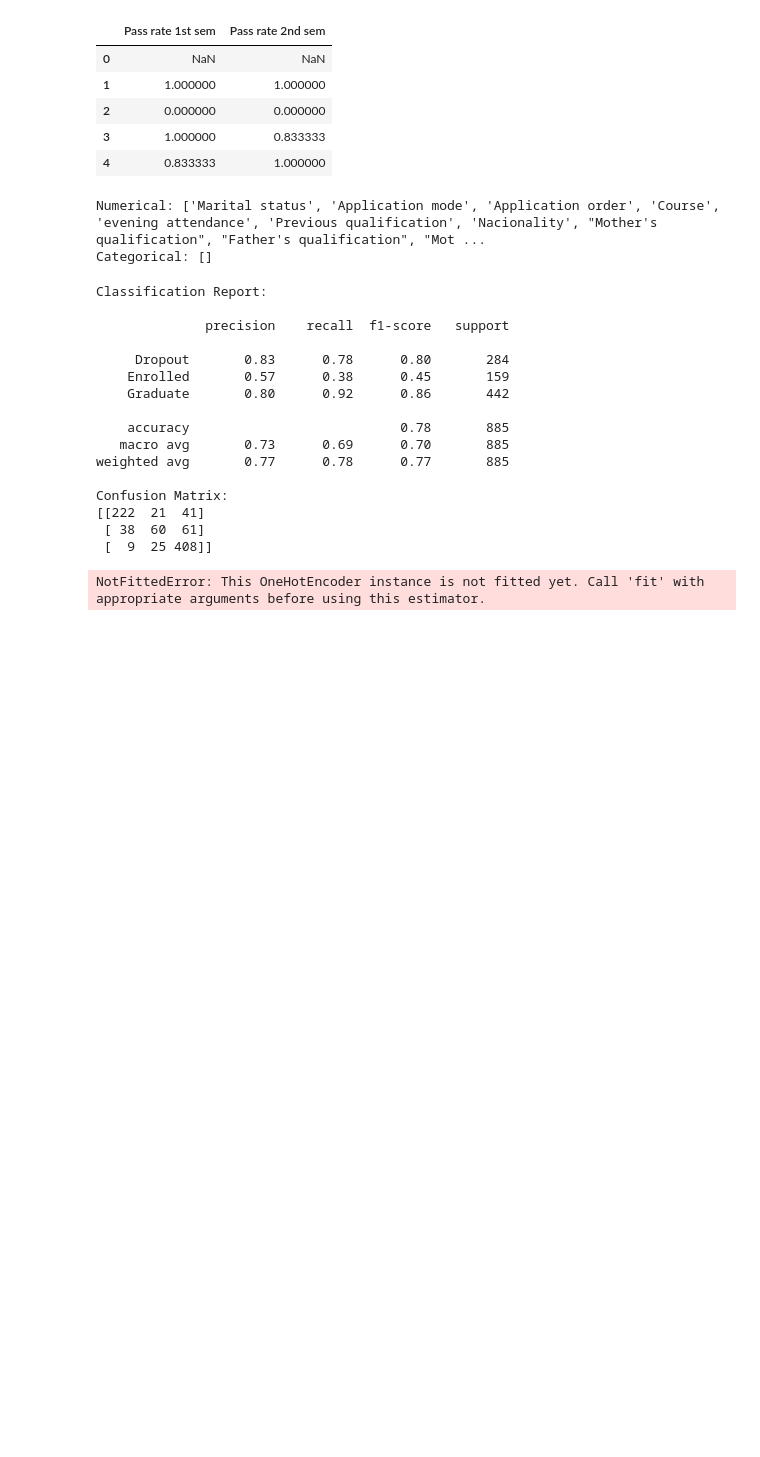
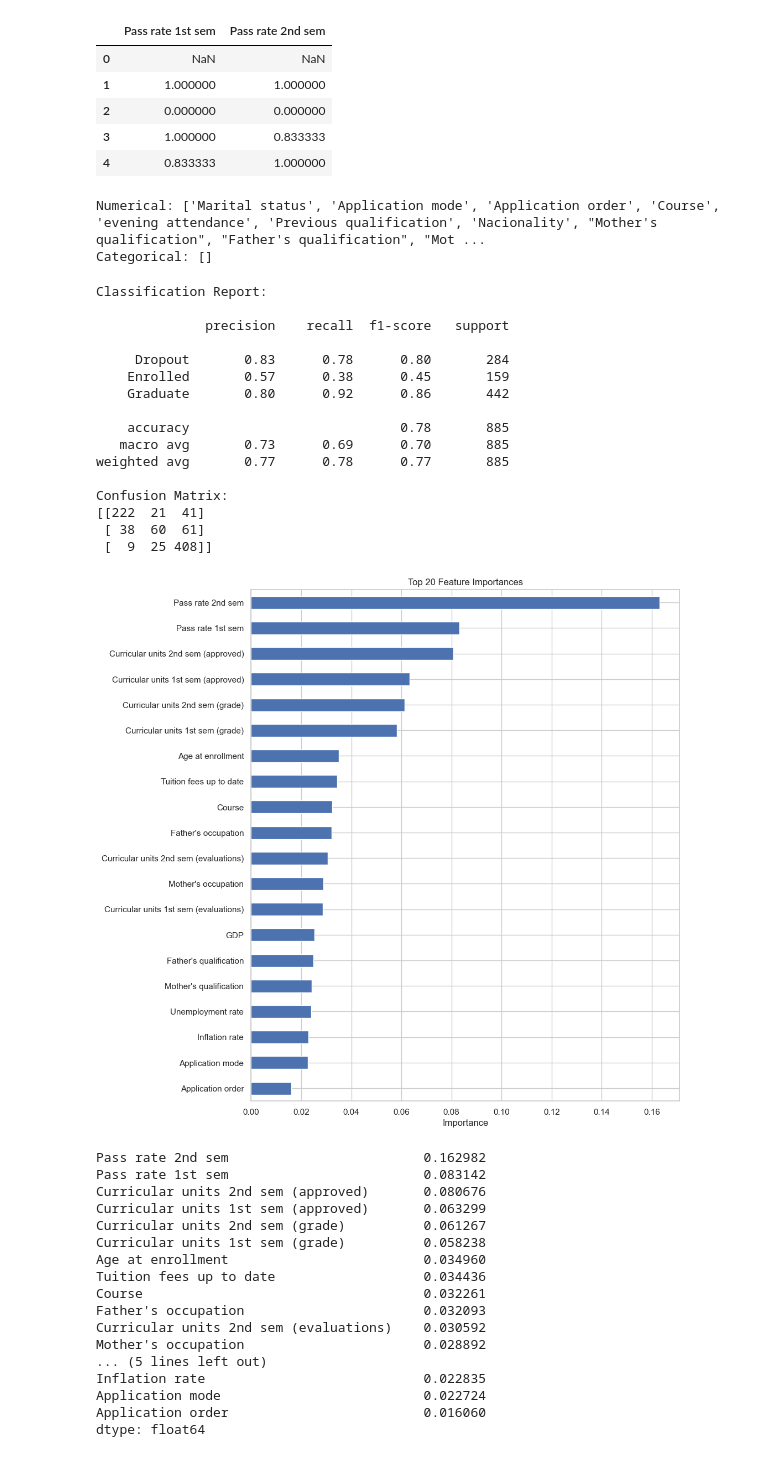
Before and after one commit to defneelagoz/practical-course, a Jupyter notebook: predictive_model/data_analysis_jpy.ipynb, the cells around one changed output. Cells and saved outputs as stored; diff of their text form; code cells hidden in the pictures; blank space fills up the shorter version.

Commit message:
data_analysis

```diff
--- a/predictive_model/data_analysis_jpy.ipynb
+++ b/predictive_model/data_analysis_jpy.ipynb
@@ -238,20 +238,59 @@ Confusion Matrix:
  [ 38  60  61]
  [  9  25 408]]
 # %%
-ohe = clf.named_steps["preprocessor"].named_transformers_["cat"]
-ohe_names = ohe.get_feature_names_out(cat_cols)
+# ===============================
+# CELL 16: FEATURE IMPORTANCE FIXED (COMPATIBLE WITH SKLEARN 1.2+)
+# ===============================
 
-feature_names = num_cols + list(ohe_names)
-importances = clf.named_steps["model"].feature_importances_
+from sklearn.preprocessing import OneHotEncoder
 
+# 1. Numerical features
+num_feature_names = list(num_cols)
+
+# 2. Manually fit a new OneHotEncoder on the categorical columns
+ohe = OneHotEncoder(handle_unknown='ignore', sparse_output=False)  # changed from 'sparse' to 'sparse_output'
+ohe.fit(X_train[cat_cols])  # fit on training data only!
+
+# 3. Get categorical feature names
+ohe_feature_names = ohe.get_feature_names_out(cat_cols)
+
+# 4. Combine all feature names
+feature_names = num_feature_names + list(ohe_feature_names)
+
+# 5. Extract feature importances from RandomForest
+importances = clf.named_steps['model'].feature_importances_
+
+# 6. Convert to pandas Series for easy plotting
 feat_imp = pd.Series(importances, index=feature_names).sort_values(ascending=False)
 
-plt.figure(figsize=(8, 12))
-feat_imp.head(20).plot(kind="barh")
+# 7. Plot top 20 features
+import matplotlib.pyplot as plt
+
+plt.figure(figsize=(10,12))
+feat_imp.head(20).plot(kind='barh')
+plt.gca().invert_yaxis()
 plt.title("Top 20 Feature Importances")
-plt.gca().invert_yaxis()
+plt.xlabel("Importance")
 plt.show()
 
+# 8. Display top 20
 feat_imp.head(20)
 # %% [output]
+[figure, added]
-NotFittedError: This OneHotEncoder instance is not fitted yet. Call 'fit' with appropriate arguments before using this estimator.
+Pass rate 2nd sem                         0.162982
+Pass rate 1st sem                         0.083142
+Curricular units 2nd sem (approved)       0.080676
+Curricular units 1st sem (approved)       0.063299
+Curricular units 2nd sem (grade)          0.061267
+Curricular units 1st sem (grade)          0.058238
+Age at enrollment                         0.034960
+Tuition fees up to date                   0.034436
+Course                                    0.032261
+Father's occupation                       0.032093
+Curricular units 2nd sem (evaluations)    0.030592
+Mother's occupation                       0.028892
+... (5 lines left out)
+Inflation rate                            0.022835
+Application mode                          0.022724
+Application order                         0.016060
+dtype: float64
```
